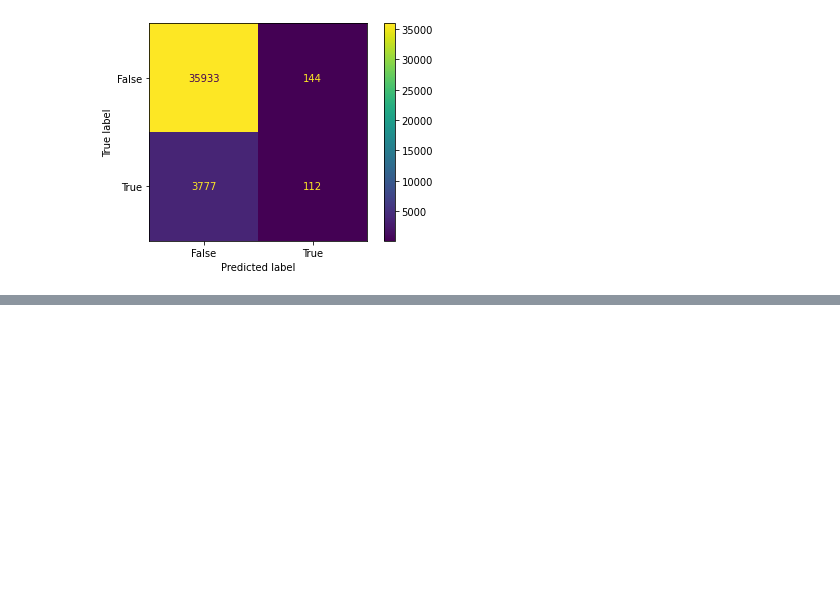
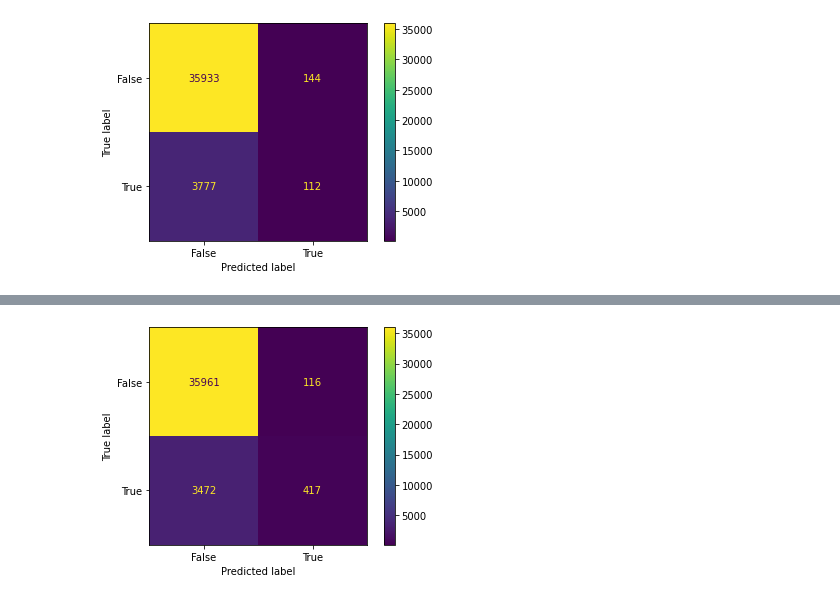
Before and after one commit to samarakoon-ryan/NASA-nearest-earth-objects-modeling, a Jupyter notebook: project_notebook.ipynb, the cells around one changed output, grey strips where cells are left out. Saved outputs shown, nothing was run; the diff lists cells and outputs as text; code cells hidden in the pictures; blank space fills up the shorter version.

Commit message:
Support Vector Machine model fitting, tuning, and evaluation closes #22

```diff
--- a/project_notebook.ipynb
+++ b/project_notebook.ipynb
@@ -386,0 +392,8 @@ Pipeline(steps=[('preproc',
+# %%
+# Generate pipeline for supper vector model
+support_vector_pipe = Pipeline(steps=[('preproc', preproc),
+                       ('mdl', SVC(gamma='auto'))])
+
+# visualization of the pipeline
+with config_context(display='diagram'):
+    display(support_vector_pipe)
@@ -456,0 +486,10 @@ plt.show()
+# %%
+# Setup Tuning Grid & Grid Search for Support Vector Machines Modle
+
+support_vector_tuning_grid = {'mdl__C': [0.1,1],
+                              'mdl__kernel': ['linear', 'poly', 'rbf']}
+
+support_vector_grid_search = GridSearchCV(support_vector_pipe, param_grid=support_vector_tuning_grid, return_train_score=True)
+# %%
+# Find best support vector model parameters by fitting grid search
+support_vector_grid_search.fit(X_train, y_train)
@@ -481,0 +574,9 @@ plt.show()
+# %%
+# Support Vector Machines Confusion Matrix
+svm_cm = confusion_matrix(y_test, support_vector_grid_search.best_estimator_.predict(X_test))
+svm_disp = ConfusionMatrixDisplay(confusion_matrix=svm_cm,
+                                    display_labels=support_vector_grid_search.classes_)
+svm_disp.plot()
+plt.show()
+# %% [output]
+[figure, added]
```
Also changed, not shown: parts of 16 cells of this notebook.
